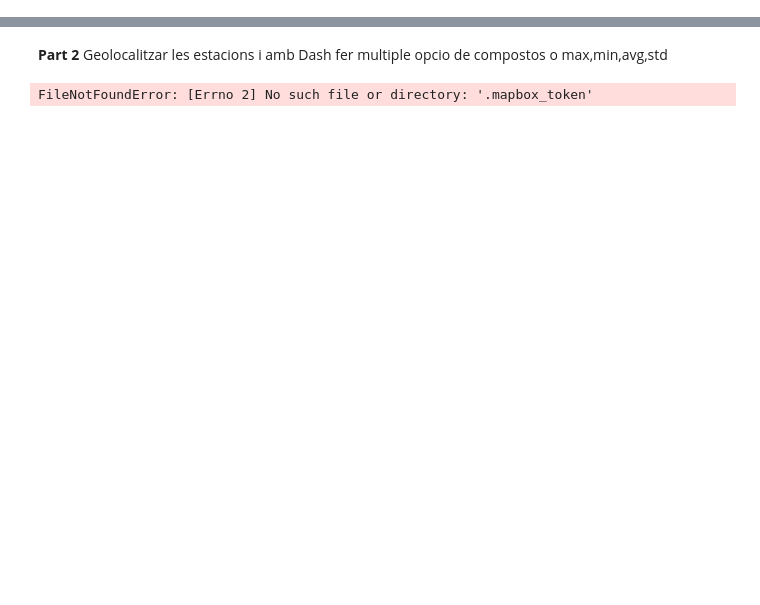
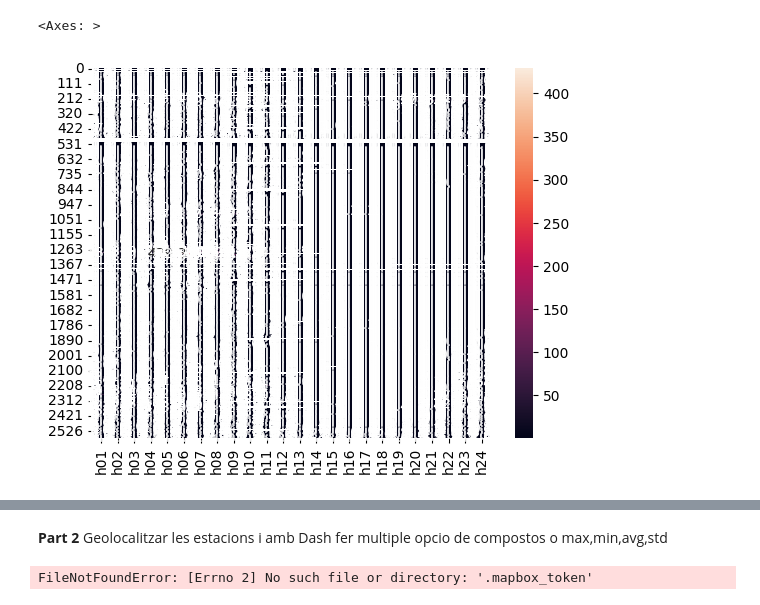
Before and after one commit to joanmaller/qualitataire, a Jupyter notebook: qualitataire.ipynb, the cells around one changed output, grey strips where cells are left out. Drawn from its saved outputs; the diff is of its cells as text; code cells hidden in the pictures; blank space fills up the shorter version.

```diff
--- a/qualitataire.ipynb
+++ b/qualitataire.ipynb
@@ -131,5 +154 @@ pinta_scatter_i_plotly (df2, contaminant, estacio, hora)
 [interactive output not drawn]
-# %%
-import plotly.express as px
-fig = px.scatter(benze, x=x, y=y, color=y)
-fig.show()
@@ -139,10 +156,16 @@ fig.show()
 import plotly.express as px
 hores = ['h01', 'h02', 'h03', 'h04', 'h05', 'h06', 'h07', 'h08', 'h09', 'h10', 'h11', 'h12', 'h13', 'h14', 'h15', 'h16', 'h17', 'h18', 'h19', 'h20', 'h21', 'h22', 'h23', 'h24' ]
 
+for df in dfs:
+  data = df[df['contaminant'] == contaminant]
+  #data.head
+  #use column headers as x values
+  x = pd.to_datetime(data['data'])
+  y = data[hores[1]]
+  fig = px.scatter()
+  #data, x=Data, y=Concentració, color=y)
+  for h in hores:
+      fig.add_trace(px.scatter(data, x=x, y=data[h], color=data[h]).data[0])
 
-fig = px.scatter(benze, x=Data, y=Concentració, color=y)
-for h in hores:
-    fig.add_trace(px.scatter(benze, x=x, y=benze[h], color=benze[h]).data[0])
-
-fig.show()
+  fig.show()
 # %% [output]
@@ -166,3 +194,11 @@ Name: data, Length: 367, dtype: datetime64[ns]
+# %%
+def getxyz(df, contaminant):
+    data = df[df['contaminant'] == contaminant]
+    #data.head
+    #use column headers as x values
+    x = pd.to_datetime(data['data'])
+    y = data[hores[1]]
+    return data, x, data[hores]
 # %%
 import plotly.graph_objects as go
 import numpy as np
@@ -179,3 +215,8 @@ fig.update_layout(
 fig.show()
 # %% [output]
 [interactive output not drawn]
+# %%
+data, x, y = getxyz(df2020, 'C6H6')
+print(data)
+print(x)
+print(y) #2d data hores
@@ -182 +306,7 @@ fig.show()
+# %%
+import seaborn as sns
+sns.heatmap(y, annot=True, fmt=".1f")
+# %% [output]
+<Axes: >
+[figure, added]
 # %%
```
Also changed, not shown: parts of 19 cells of this notebook.
